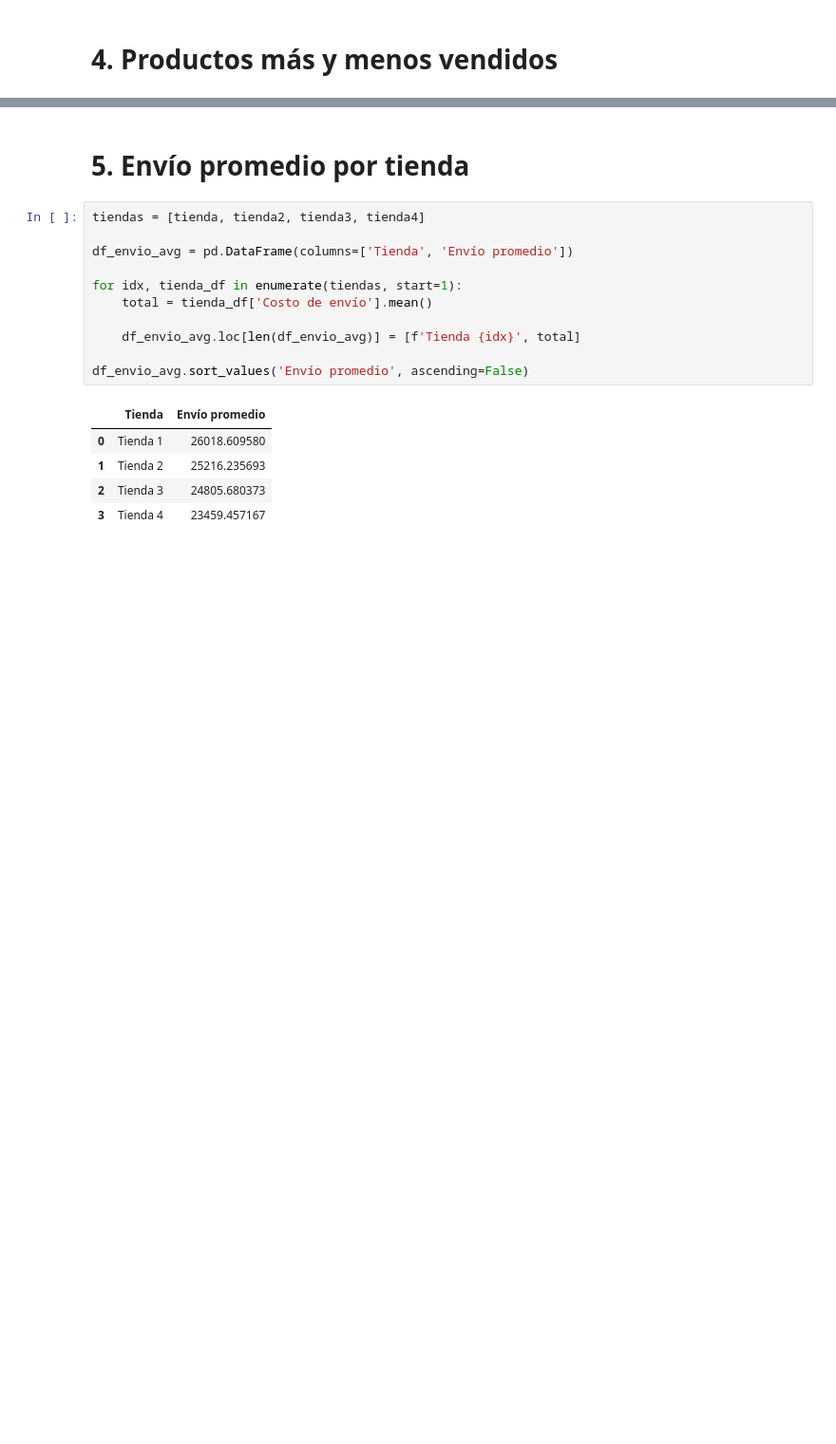
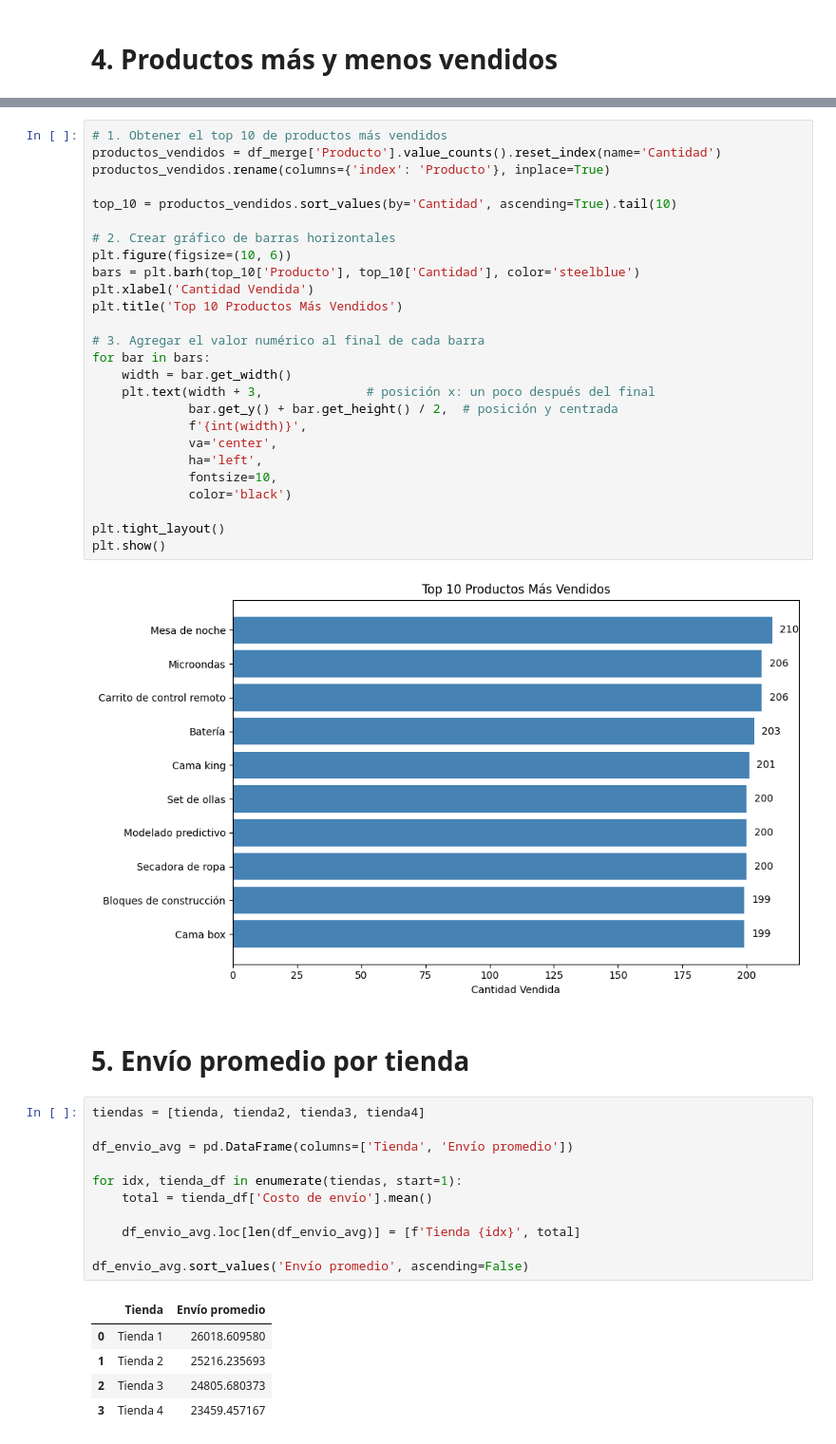
Before and after one commit to Brayan8Ch/challenge1-data-science-latam_alura, a Jupyter notebook: AluraStoreLatam.ipynb, the cells around one changed output, grey strips where cells are left out. Shown: that part at 95% size. Saved outputs shown, nothing was run; the diff lists cells and outputs as text; blank space fills up the shorter version.

Commit message:
Creación de gráficos

```diff
--- a/AluraStoreLatam.ipynb
+++ b/AluraStoreLatam.ipynb
@@ -142,3 +188,31 @@ dtype: int64
+# %%
+# 1. Obtener el top 10 de productos más vendidos
+productos_vendidos = df_merge['Producto'].value_counts().reset_index(name='Cantidad')
+productos_vendidos.rename(columns={'index': 'Producto'}, inplace=True)
+
+top_10 = productos_vendidos.sort_values(by='Cantidad', ascending=True).tail(10)
+
+# 2. Crear gráfico de barras horizontales
+plt.figure(figsize=(10, 6))
+bars = plt.barh(top_10['Producto'], top_10['Cantidad'], color='steelblue')
+plt.xlabel('Cantidad Vendida')
+plt.title('Top 10 Productos Más Vendidos')
+
+# 3. Agregar el valor numérico al final de cada barra
+for bar in bars:
+    width = bar.get_width()
+    plt.text(width + 3,              # posición x: un poco después del final
+             bar.get_y() + bar.get_height() / 2,  # posición y centrada
+             f'{int(width)}',
+             va='center',
+             ha='left',
+             fontsize=10,
+             color='black')
+
+plt.tight_layout()
+plt.show()
+# %% [output]
+[figure, added]
 # %% [markdown]
 # 5. Envío promedio por tienda
 # %%
```
Also changed, not shown: parts of 10 cells of this notebook.
